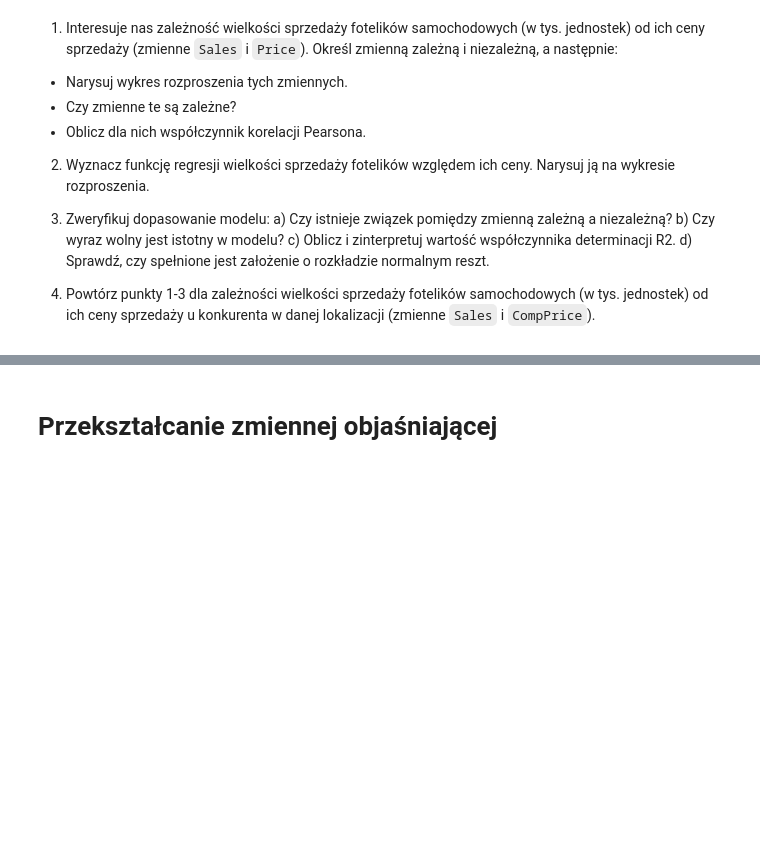
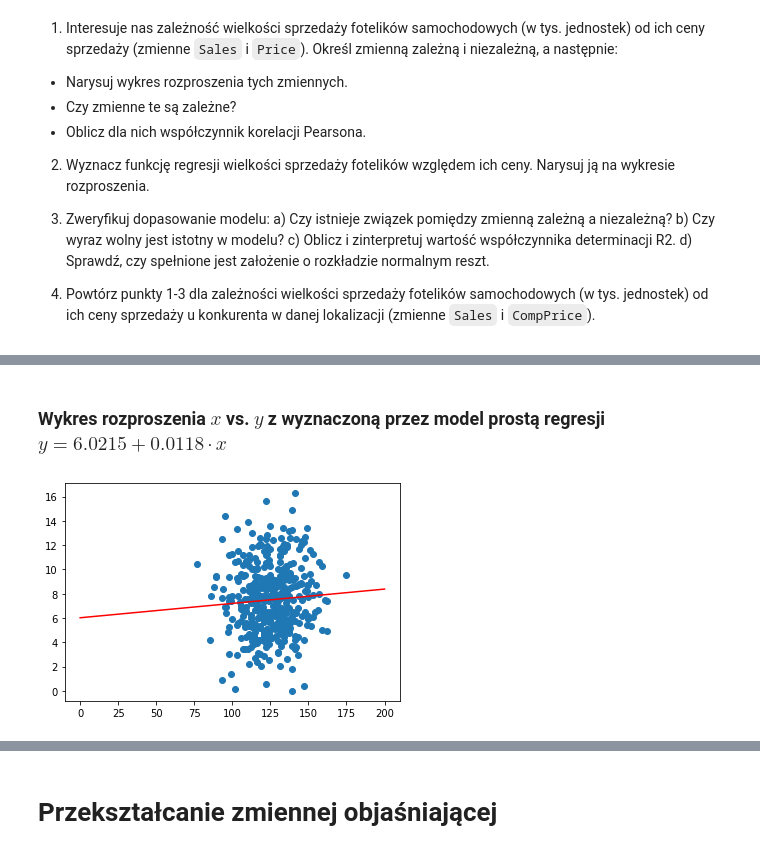
Before and after one commit to mdabrowski-phd/ds250223_regression, a Jupyter notebook: workshops/03_regresja/01_regresja_jednej_zmiennej.ipynb, the cells around one changed output, grey strips where cells are left out. Drawn from its saved outputs; the diff is of its cells as text; code cells hidden in the pictures; blank space fills up the shorter version.

```diff
--- a/workshops/03_regresja/01_regresja_jednej_zmiennej.ipynb
+++ b/workshops/03_regresja/01_regresja_jednej_zmiennej.ipynb
@@ -221,0 +421,5 @@ Wczytaj zbiór `Carseats`, który zawierają dane o sprzedaży fotelików samoch
+# %%
+Y,X = dmatrices('Sales~CompPrice',data = carseats_df,return_type='dataframe')
+model3new = sm.OLS(endog = Y,exog = X)
+fitted_model3new = model3new.fit()
+fitted_model3new.summary()
@@ -222 +448,11 @@ Wczytaj zbiór `Carseats`, który zawierają dane o sprzedaży fotelików samoch
+# %% [markdown]
+### Wykres rozproszenia $x$ vs. $y$ z wyznaczoną przez model prostą regresji $y=6.0215 + 0.0118 \cdot x$
+# %%
+#2
+plt.scatter(X.CompPrice,Y.Sales)
+X_plot = np.linspace(0,200,200)
+plt.plot(X_plot,X_plot*fitted_model3new.params[1]+fitted_model3new.params[0],color = 'red')
+plt.show()
+# %% [output]
+[figure, added]
 # %%
```
Also changed, not shown: parts of 34 cells of this notebook, 2 other files.
